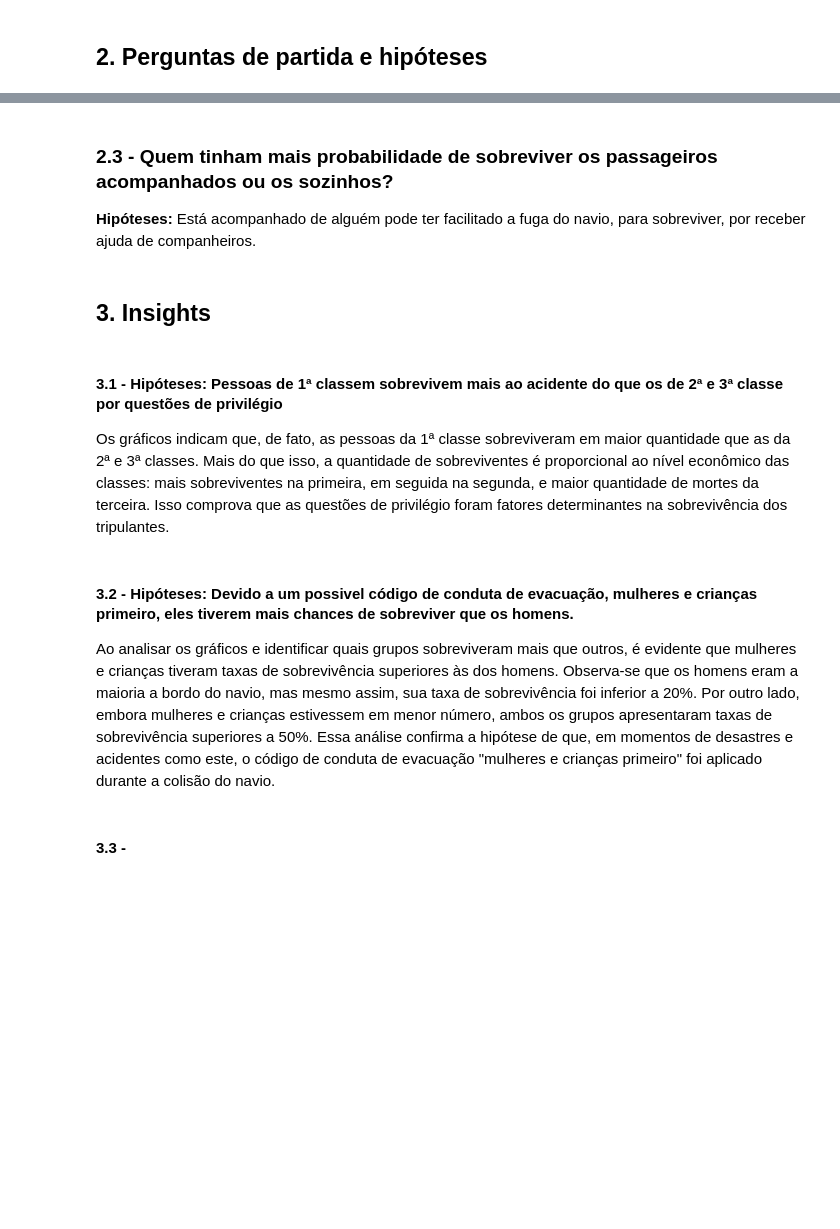
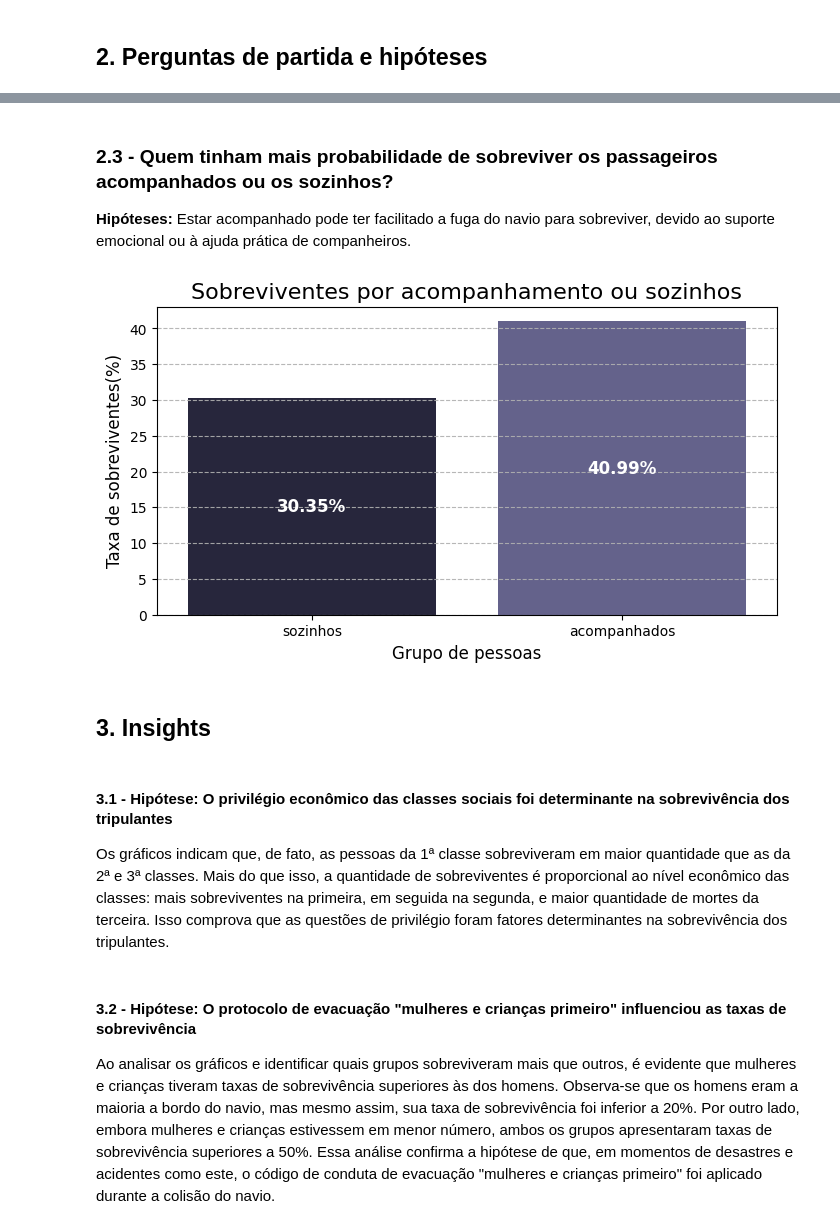
Before and after one commit to DaniellyR/avanti-bootcamp-cdd, a Jupyter notebook: notebooks/01-exploratory_data_analysis.ipynb, the cells around one changed output, grey strips where cells are left out. Drawn from its saved outputs; the diff is of its cells as text; code cells hidden in the pictures; blank space fills up the shorter version.

```diff
--- a/notebooks/01-exploratory_data_analysis.ipynb
+++ b/notebooks/01-exploratory_data_analysis.ipynb
@@ -494,16 +512,60 @@ plt.show()
 # %% [markdown]
 ### 2.3 - Quem tinham mais probabilidade de sobreviver os passageiros acompanhados ou os sozinhos?
 
-**Hipóteses:** Está acompanhado de alguém pode ter facilitado a fuga do navio, para sobreviver, por receber ajuda de companheiros.
+**Hipóteses:** Estar acompanhado pode ter facilitado a fuga do navio para sobreviver, devido ao suporte emocional ou à ajuda prática de companheiros.
+# %%
+#tamanho
+figura = plt.figure(figsize=(8, 4))
+#cor
+palette_platform_cubehelix = sns.cubehelix_palette(start=3,rot=0,reverse=True,  n_colors=4)
+
+dados_grupo = pd.DataFrame({
+    'Situação': ['sozinhos', 'acompanhados'],
+    'total_vivos': [sozinhos.shape[0], acompanhados.shape[0]],
+    'total_geral':[sozinhos_totais.shape[0], acompanhados_totais.shape[0]]
+})
+
+dados_grupo['Percentual'] = (dados_grupo['total_vivos']/dados_grupo['total_geral']) *100
+
+grafico3 = sns.barplot(
+    data = dados_grupo,
+    x='Situação',
+    y = 'Percentual',
+    hue = 'Situação',
+    palette=palette_platform_cubehelix
+)
+# Adicionar linhas de fundo
+grafico3.grid(True, axis='y', linestyle='--', alpha=0.9)
+grafico3.set_title("Sobreviventes por acompanhamento ou sozinhos", fontsize=16),
+grafico3.set_xlabel("Grupo de pessoas", fontsize=12),
+grafico3.set_ylabel("Taxa de sobreviventes(%)", fontsize=12)
+
+for patch, (_, row) in zip(grafico3.patches, dados_grupo.iterrows()):
+    # Posição
+    x = patch.get_x() + patch.get_width() / 2
+    y = patch.get_height() / 2
+
+    grafico3.text(
+        x=x,  # Posição no eixo X
+        y=y,  # Posição no eixo Y (meio da barra)
+        s=f"{row['Percentual']:.2f}%",  # Formatação com 2 casas decimais
+        ha='center',  # Centralizado horizontalmente
+        va='center',  # Centralizado verticalmente
+        fontsize=12,  # Tamanho da fonte
+        color='white',  # Cor do texto (branca para contraste)
+        weight='bold'  # Negrito para melhor visibilidade
+    )
+
+plt.show()
+# %% [output]
+[figure, added]
 # %% [markdown]
 ## 3. Insights
 # %% [markdown]
-#### 3.1 - **Hipóteses:** Pessoas de 1ª classem sobrevivem mais ao acidente do que os de 2ª e 3ª classe por questões de privilégio
+#### 3.1 - Hipótese: O privilégio econômico das classes sociais foi determinante na sobrevivência dos tripulantes
 
 Os gráficos indicam que, de fato, as pessoas da 1ª classe sobreviveram em maior quantidade que as da 2ª e 3ª classes. Mais do que isso, a quantidade de sobreviventes é proporcional ao nível econômico das classes: mais sobreviventes na primeira, em seguida na segunda, e maior quantidade de mortes da terceira. Isso comprova que as questões de privilégio foram fatores determinantes na sobrevivência dos tripulantes.
 # %% [markdown]
-#### 3.2 - **Hipóteses:** Devido a um possivel código de conduta de evacuação, mulheres e crianças primeiro, eles tiverem mais chances de sobreviver que os homens.
+#### 3.2 - Hipótese: O protocolo de evacuação "mulheres e crianças primeiro" influenciou as taxas de sobrevivência
 
 Ao analisar os gráficos e identificar quais grupos sobreviveram mais que outros, é evidente que mulheres e crianças tiveram taxas de sobrevivência superiores às dos homens. Observa-se que os homens eram a maioria a bordo do navio, mas mesmo assim, sua taxa de sobrevivência foi inferior a 20%. Por outro lado, embora mulheres e crianças estivessem em menor número, ambos os grupos apresentaram taxas de sobrevivência superiores a 50%. Essa análise confirma a hipótese de que, em momentos de desastres e acidentes como este, o código de conduta de evacuação "mulheres e crianças primeiro" foi aplicado durante a colisão do navio.
-# %% [markdown]
-#### 3.3 -
```
Also changed, not shown: parts of 7 cells of this notebook.
